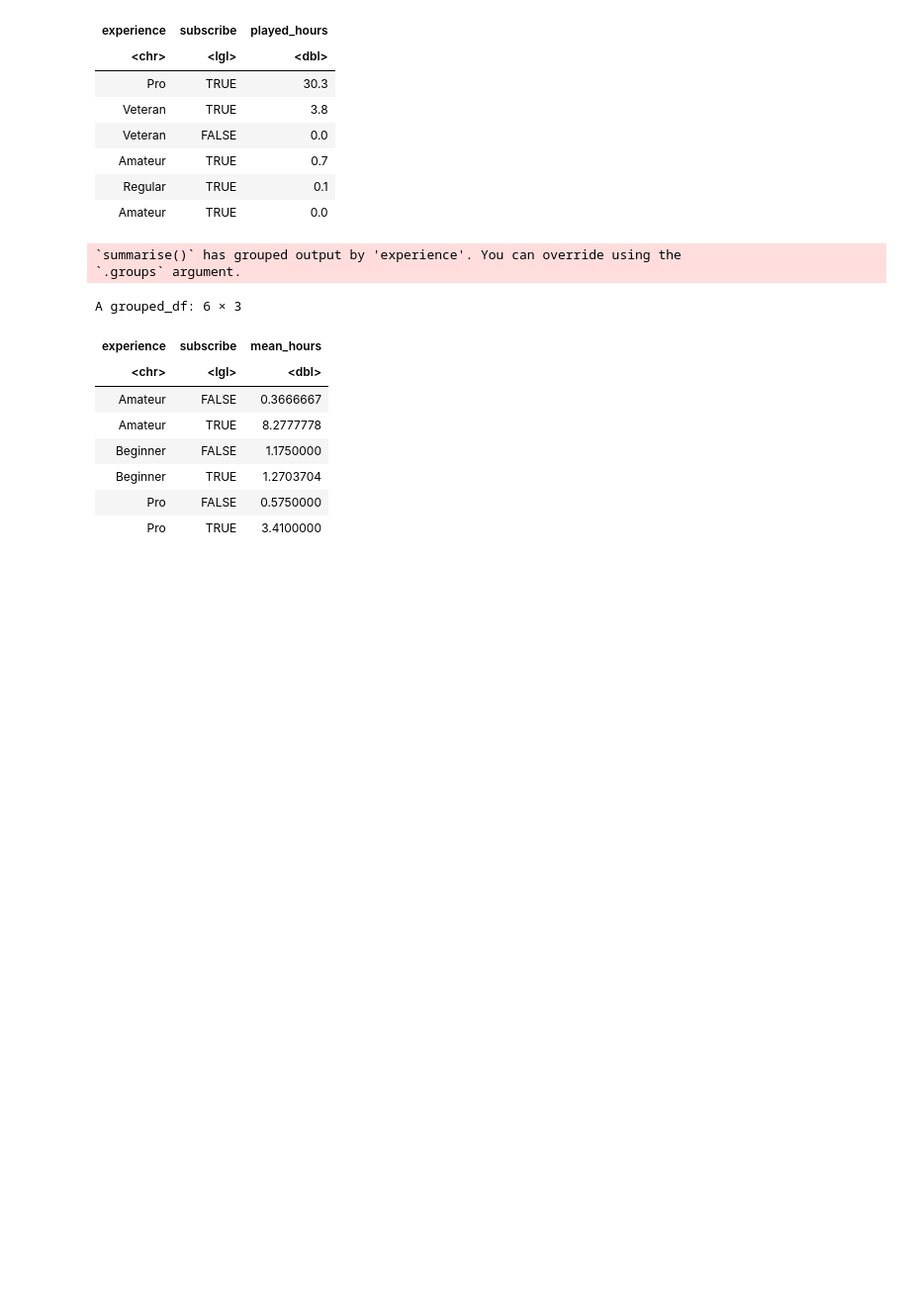
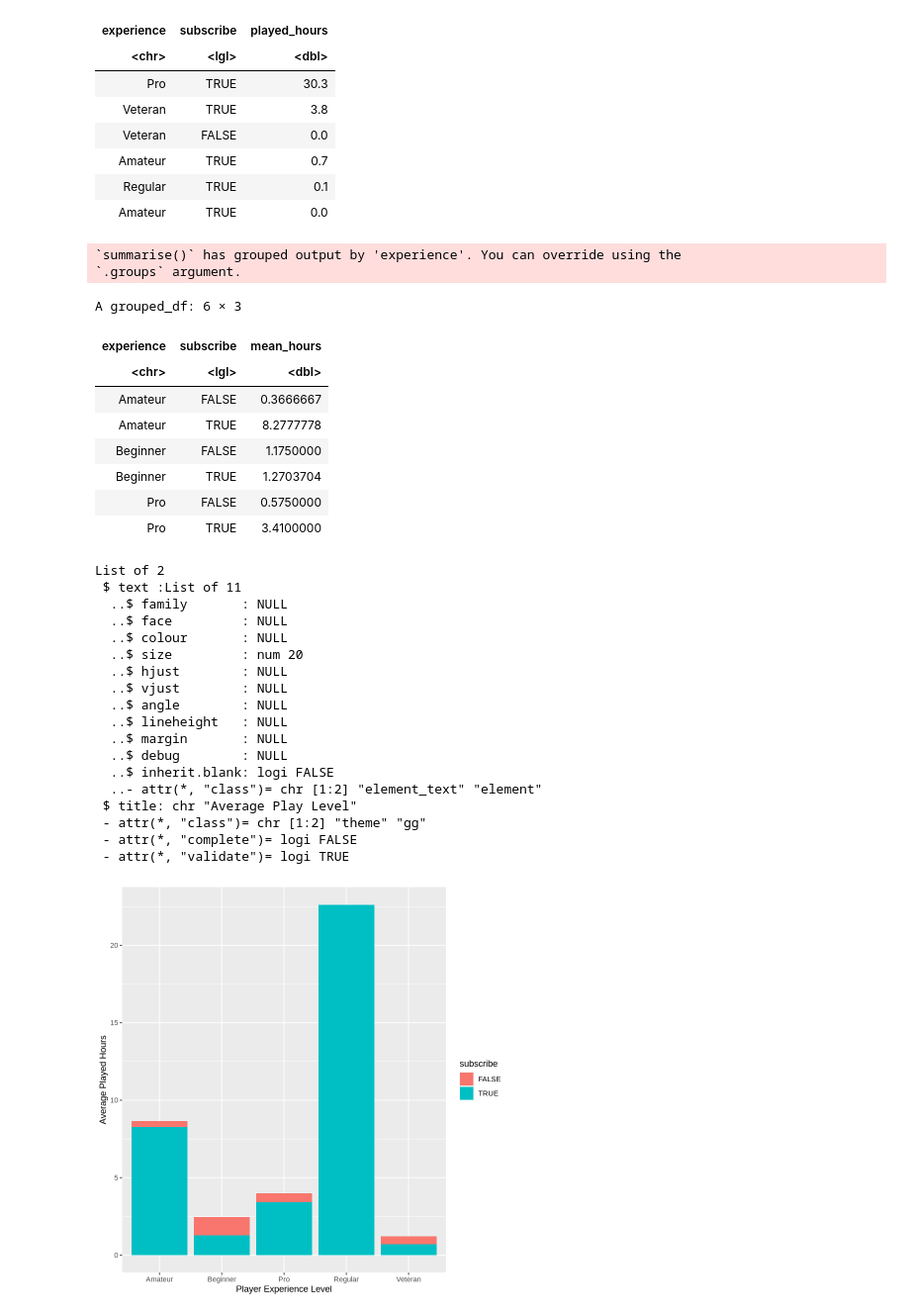
Before and after one commit to danican095/dsci-100-project, a Jupyter notebook: dsci-100-project.ipynb, the cells around one changed output. Shown: that part at 99% size. Drawn from its saved outputs; the diff is of its cells as text; code cells hidden in the pictures; blank space fills up the shorter version.

```diff
--- a/dsci-100-project.ipynb
+++ b/dsci-100-project.ipynb
@@ -40,7 +25,7 @@ Warning message in file(filename, "r", encoding = encoding):
 “cannot open file 'cleanup.R': No such file or directory”
 ERROR: Error in file(filename, "r", encoding = encoding): cannot open the connection
 # %%
-game_data <- read_csv("project_data/players.csv")
+game_data <- read_csv("projectdata/players.csv")
 head(game_data)
 # %% [output]
 Rows: 196 Columns: 7
@@ -124,4 +109,31 @@ A grouped_df: 6 × 3
 | Pro | FALSE | 0.5750000 |
 | Pro | TRUE | 3.4100000 |
 # %%
-player_data_plot <-
+player_data_plot <- players_data |>
+    ggplot(aes(x = experience, y = mean_hours, fill = subscribe)) +
+    geom_bar(stat = "identity") +
+    labs(x = "Player Experience Level", y = "Average Played Hours", color = "Subscribed?")
+    theme(text = element_text(size = 20)) +
+    ggtitle("Average Play Level")
+
+player_data_plot
+# %% [output]
+List of 2
+ $ text :List of 11
+  ..$ family       : NULL
+  ..$ face         : NULL
+  ..$ colour       : NULL
+  ..$ size         : num 20
+  ..$ hjust        : NULL
+  ..$ vjust        : NULL
+  ..$ angle        : NULL
+  ..$ lineheight   : NULL
+  ..$ margin       : NULL
+  ..$ debug        : NULL
+  ..$ inherit.blank: logi FALSE
+  ..- attr(*, "class")= chr [1:2] "element_text" "element"
+ $ title: chr "Average Play Level"
+ - attr(*, "class")= chr [1:2] "theme" "gg"
+ - attr(*, "complete")= logi FALSE
+ - attr(*, "validate")= logi TRUE
+[figure, added]
```
Also changed, not shown: parts of 5 cells of this notebook.
